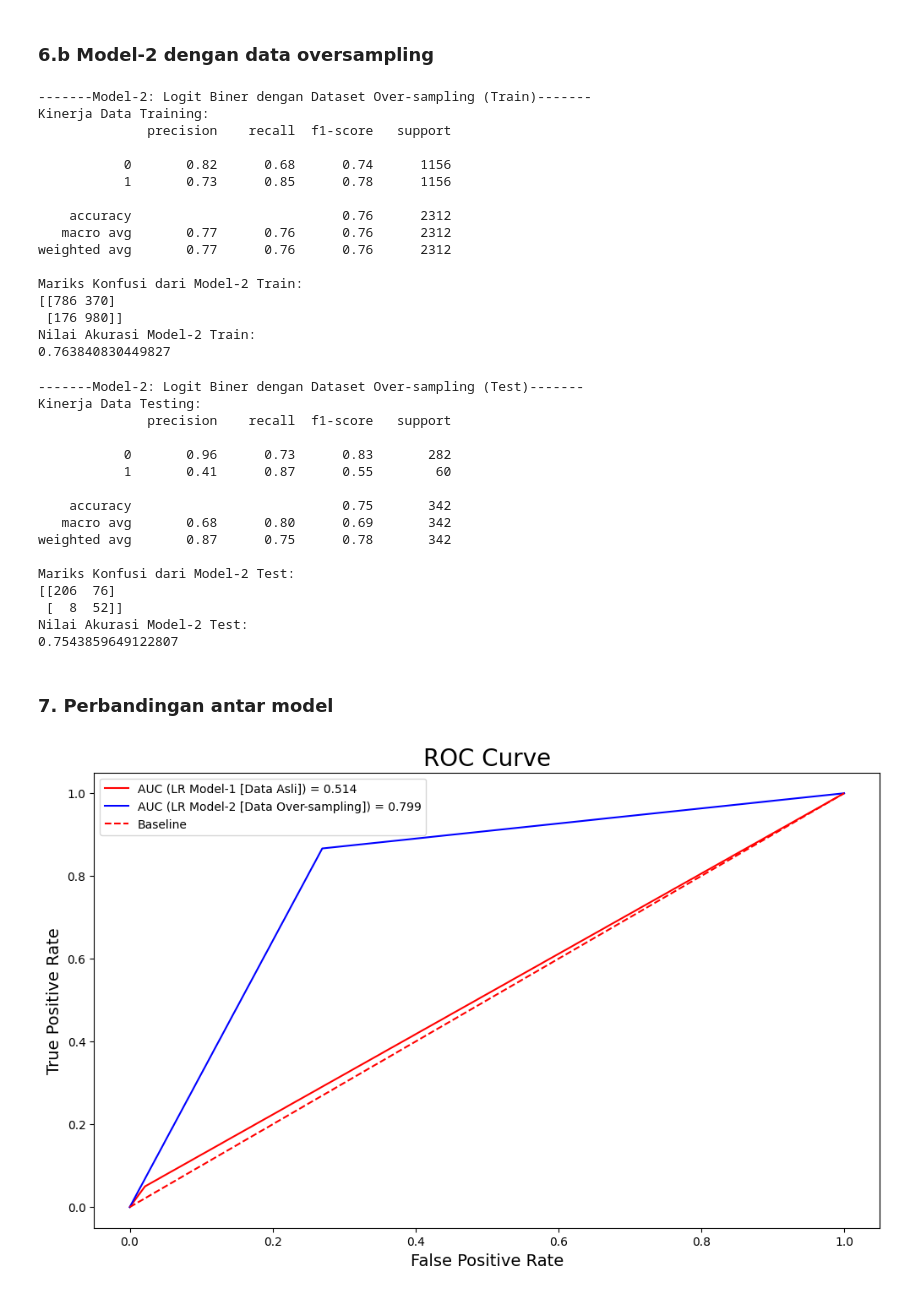
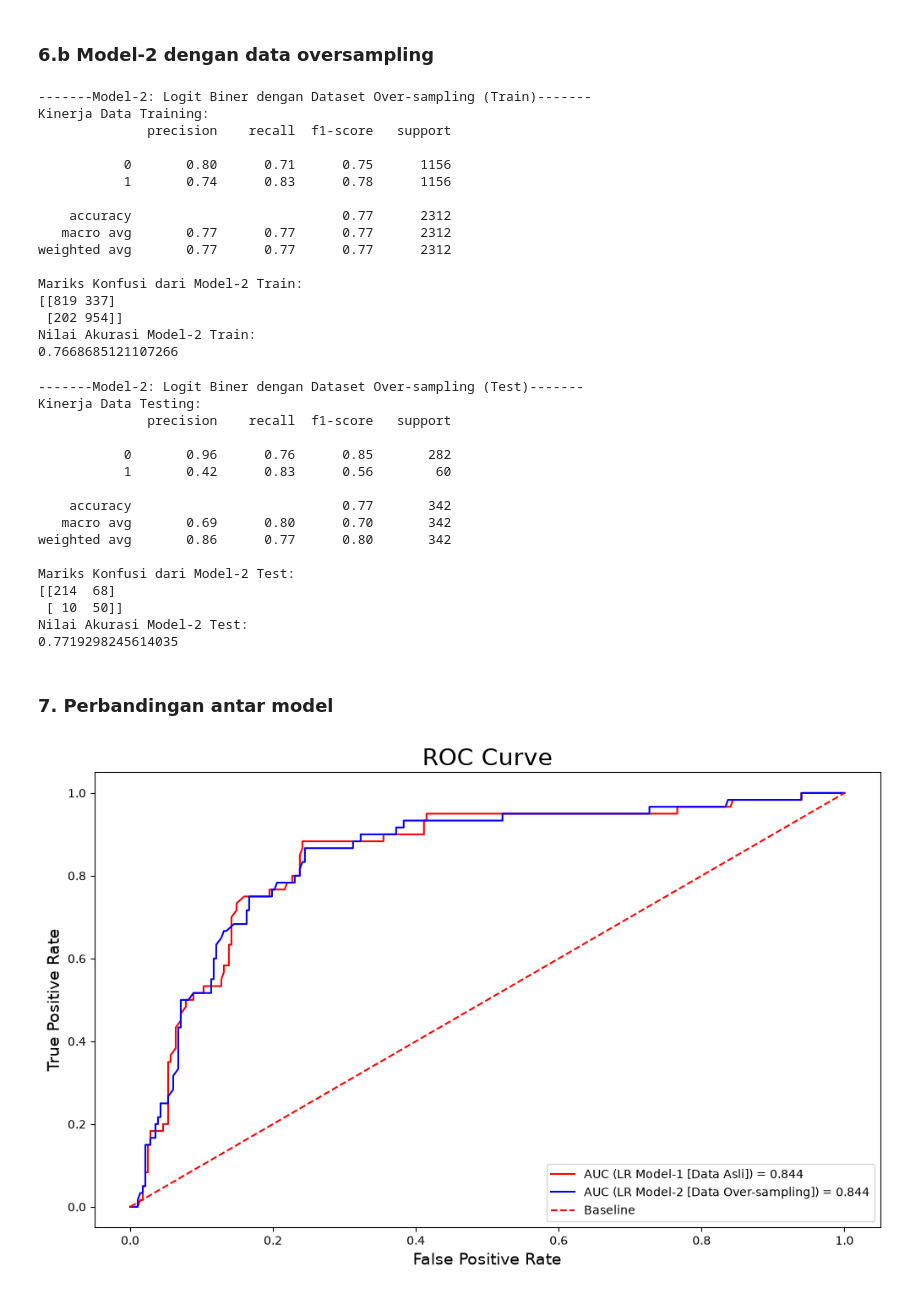
Before and after one commit to llangit-3/Student-Risk-Prediction, a Jupyter notebook: notebook/Logit Biner_Lat7.ipynb, the cells around one changed output. Drawn from its saved outputs; the diff is of its cells as text; code cells hidden in the pictures.

Commit message:
Refactor Data Displaying Information

```diff
--- a/notebook/Logit Biner_Lat7.ipynb
+++ b/notebook/Logit Biner_Lat7.ipynb
@@ -16,7 +10,7 @@ import matplotlib.pyplot as plt
 # %% [markdown]
 ### 2. Membuka Dataset
 # %%
-dataset = pd.read_csv("C:\\Users\\faizr\\Documents\\Data-Data Faiz\\File Kuliah dkk\\Semester 2\\Pemodelan Statistik Terapan\\klasifikasi__UKT_komplit.csv")
+dataset = pd.read_csv("../data/klasifikasi__UKT_komplit.csv")
 dataset.head(10)
 # %% [output]
 |  | No. | StatusOrtu | Penghasilan | Status_Rumah | JMotor | Jmobil | DayaLis | KIPK |
@@ -87,6 +85,3 @@ from sklearn.preprocessing import MinMaxScaler
 array = dataset.values
 X = array[:,1:6] #slicing dataframe ke dalam array
 y = array[:,6]
-scaler = MinMaxScaler() # transform data
-X = scaler.fit_transform(X)
-print(X)
@@ -109,3 +96,8 @@ print(Counter(y))
 Counter({np.int64(0): 1438, np.int64(1): 269})
 # %%
 x_train, x_test, y_train, y_test = train_test_split(X, y, test_size=0.2, random_state=2)
+
+scaler = MinMaxScaler() # transform data
+x_train = scaler.fit_transform(x_train)
+x_test = scaler.transform(x_test)
+print(X)
@@ -191,7 +191,7 @@ model2=logmodel.fit(X_ros, y_ros)
 predictions2a = model2.predict(X_ros)
 predictions2b = model2.predict(x_test)
 predictions2c = model2.predict_proba(x_test)[:,1]
-print("-------Model-2: Logit Biner dengan Dataset Over-sampling (Train)-------")
+print("-------Model-2: Logistic Regression with Random Oversampling (Train)-------")
 print("Kinerja Data Training:")
 print(classification_report(y_ros, predictions2a))
 print("Mariks Konfusi dari Model-2 Train:")
@@ -203,18 +203,18 @@ print(accuracy_score(y_ros, predictions2a))
 Kinerja Data Training:
               precision    recall  f1-score   support
 
-           0       0.82      0.68      0.74      1156
-           1       0.73      0.85      0.78      1156
+           0       0.80      0.71      0.75      1156
+           1       0.74      0.83      0.78      1156
 
-    accuracy                           0.76      2312
-   macro avg       0.77      0.76      0.76      2312
-weighted avg       0.77      0.76      0.76      2312
+    accuracy                           0.77      2312
+   macro avg       0.77      0.77      0.77      2312
+weighted avg       0.77      0.77      0.77      2312
 
 Mariks Konfusi dari Model-2 Train:
-[[786 370]
- [176 980]]
+[[819 337]
+ [202 954]]
 Nilai Akurasi Model-2 Train:
-0.763840830449827
+0.7668685121107266
 # %%
 print("-------Model-2: Logit Biner dengan Dataset Over-sampling (Test)-------")
 print("Kinerja Data Testing:")
@@ -228,34 +228,33 @@ print(accuracy_score(y_test, predictions2b))
 Kinerja Data Testing:
               precision    recall  f1-score   support
 
-           0       0.96      0.73      0.83       282
-           1       0.41      0.87      0.55        60
+           0       0.96      0.76      0.85       282
+           1       0.42      0.83      0.56        60
 
-    accuracy                           0.75       342
-   macro avg       0.68      0.80      0.69       342
-weighted avg       0.87      0.75      0.78       342
+    accuracy                           0.77       342
+   macro avg       0.69      0.80      0.70       342
+weighted avg       0.86      0.77      0.80       342
 
 Mariks Konfusi dari Model-2 Test:
-[[206  76]
- [  8  52]]
+[[214  68]
+ [ 10  50]]
 Nilai Akurasi Model-2 Test:
-0.7543859649122807
+0.7719298245614035
 # %% [markdown]
 ### 7. Perbandingan antar model
 # %%
 from sklearn.metrics import roc_auc_score, roc_curve
-#y_test_int = y_test.replace({'Good': 1, 'Bad': 0})
-auc1 = roc_auc_score(y_test, predictions1b)
-fpr1, tpr1, thresholds1 = roc_curve(y_test, predictions1b)
-auc2 = roc_auc_score(y_test, predictions2b)
-fpr2, tpr2, thresholds2 = roc_curve(y_test, predictions2b)
+auc1 = roc_auc_score(y_test, predictions1c)
+fpr1, tpr1, thresholds1 = roc_curve(y_test, predictions1c)
+auc2 = roc_auc_score(y_test, predictions2c)
+fpr2, tpr2, thresholds2 = roc_curve(y_test, predictions2c)
 plt.figure(figsize=(12, 7))
 plt.plot(fpr1, tpr1, label=f'AUC (LR Model-1 [Data Asli]) = {auc1:.3f}',color='red')
 plt.plot(fpr2, tpr2, label=f'AUC (LR Model-2 [Data Over-sampling]) = {auc2:.3f}',color='blue')
 plt.plot([0, 1], [0, 1], color='red', linestyle='--', label='Baseline')
 plt.title('ROC Curve', size=20)
 plt.xlabel('False Positive Rate', size=14)
 plt.ylabel('True Positive Rate', size=14)
 plt.legend();
 # %% [output]
-[figure, old version]
+[figure, new version]
```
Also changed, not shown: parts of 10 cells of this notebook.
